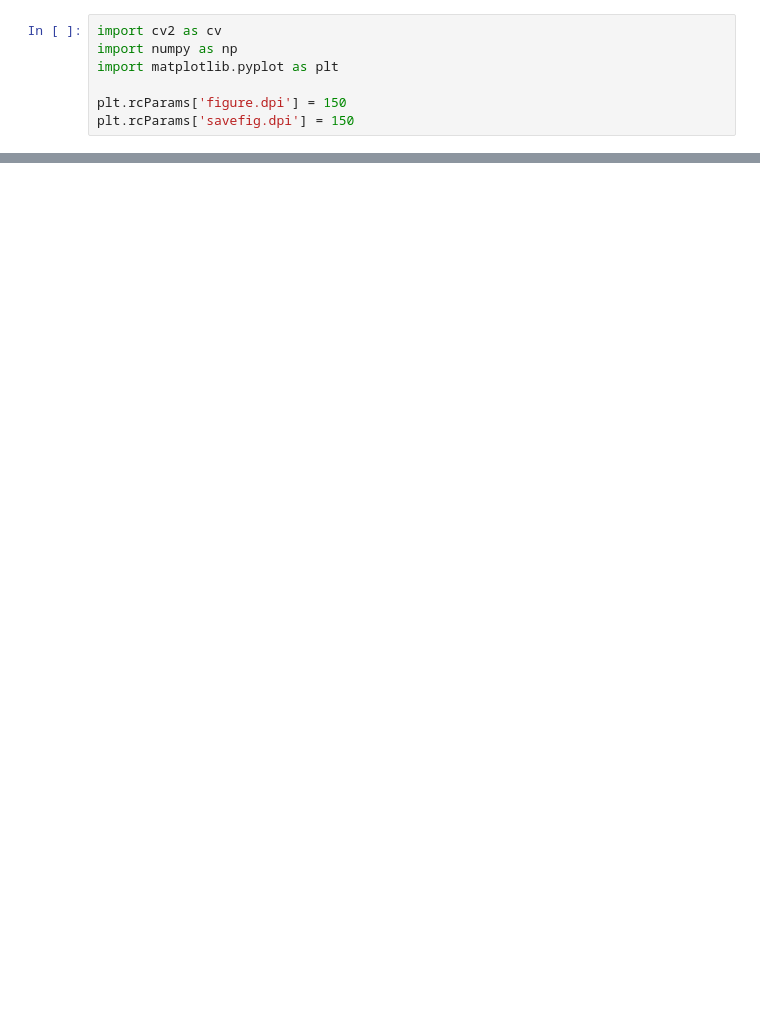
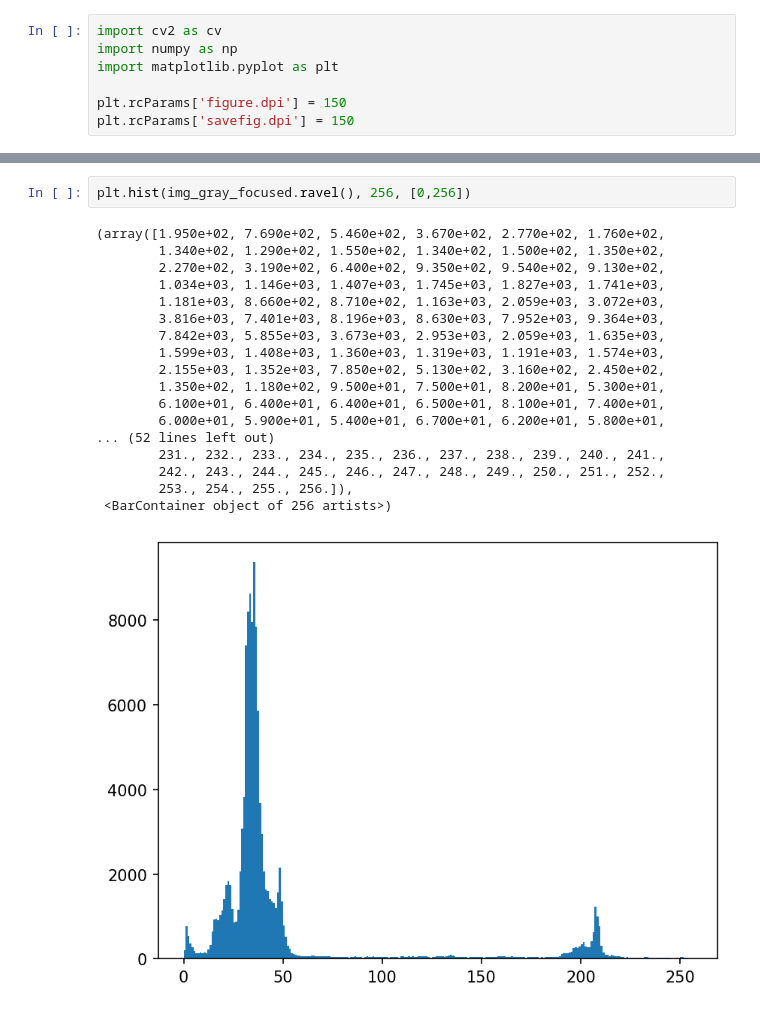
Before and after one commit to ibinsandig/Portal-zur-Exmatrikulation, a Jupyter notebook: misc/ml_preperation/test_pipeline.ipynb, the cells around one changed output, grey strips where cells are left out. Drawn from its saved outputs; the diff is of its cells as text; blank space fills up the shorter version.

```diff
--- a/misc/ml_preperation/test_pipeline.ipynb
+++ b/misc/ml_preperation/test_pipeline.ipynb
@@ -26,0 +27,21 @@ img_gray.shape
+# %%
+plt.hist(img_gray_focused.ravel(), 256, [0,256])
+# %% [output]
+(array([1.950e+02, 7.690e+02, 5.460e+02, 3.670e+02, 2.770e+02, 1.760e+02,
+        1.340e+02, 1.290e+02, 1.550e+02, 1.340e+02, 1.500e+02, 1.350e+02,
+        2.270e+02, 3.190e+02, 6.400e+02, 9.350e+02, 9.540e+02, 9.130e+02,
+        1.034e+03, 1.146e+03, 1.407e+03, 1.745e+03, 1.827e+03, 1.741e+03,
+        1.181e+03, 8.660e+02, 8.710e+02, 1.163e+03, 2.059e+03, 3.072e+03,
+        3.816e+03, 7.401e+03, 8.196e+03, 8.630e+03, 7.952e+03, 9.364e+03,
+        7.842e+03, 5.855e+03, 3.673e+03, 2.953e+03, 2.059e+03, 1.635e+03,
+        1.599e+03, 1.408e+03, 1.360e+03, 1.319e+03, 1.191e+03, 1.574e+03,
+        2.155e+03, 1.352e+03, 7.850e+02, 5.130e+02, 3.160e+02, 2.450e+02,
+        1.350e+02, 1.180e+02, 9.500e+01, 7.500e+01, 8.200e+01, 5.300e+01,
+        6.100e+01, 6.400e+01, 6.400e+01, 6.500e+01, 8.100e+01, 7.400e+01,
+        6.000e+01, 5.900e+01, 5.400e+01, 6.700e+01, 6.200e+01, 5.800e+01,
+... (52 lines left out)
+        231., 232., 233., 234., 235., 236., 237., 238., 239., 240., 241.,
+        242., 243., 244., 245., 246., 247., 248., 249., 250., 251., 252.,
+        253., 254., 255., 256.]),
+ <BarContainer object of 256 artists>)
+[figure, added]
```
Also changed, not shown: parts of 4 cells of this notebook, 1 other file.
